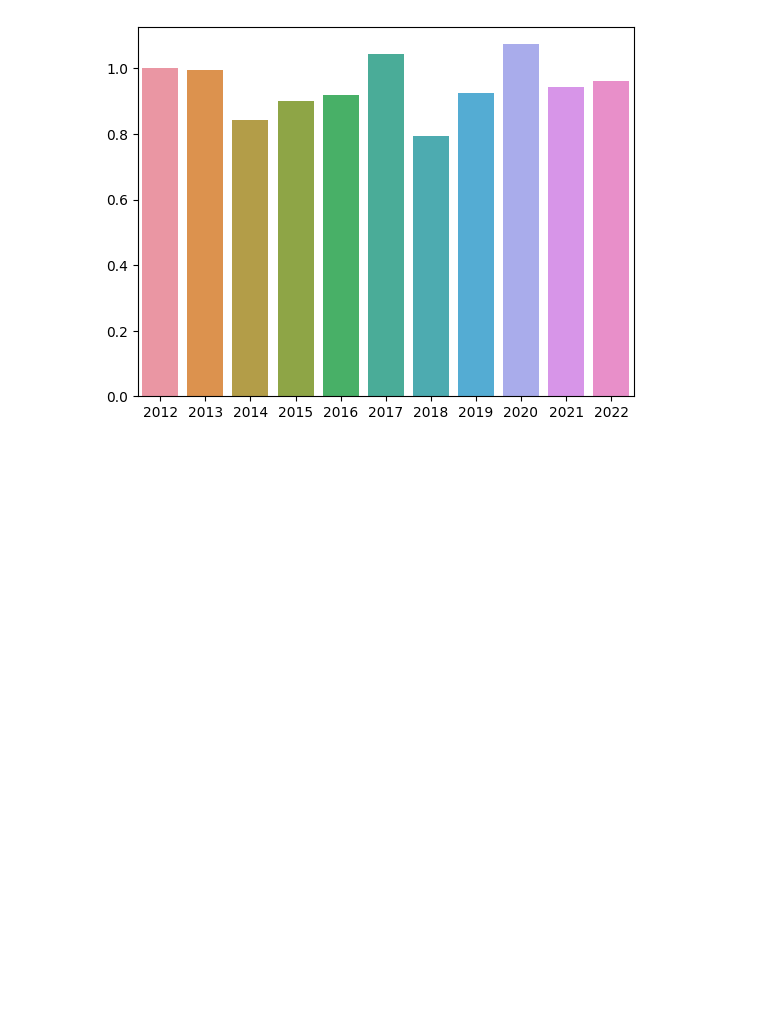
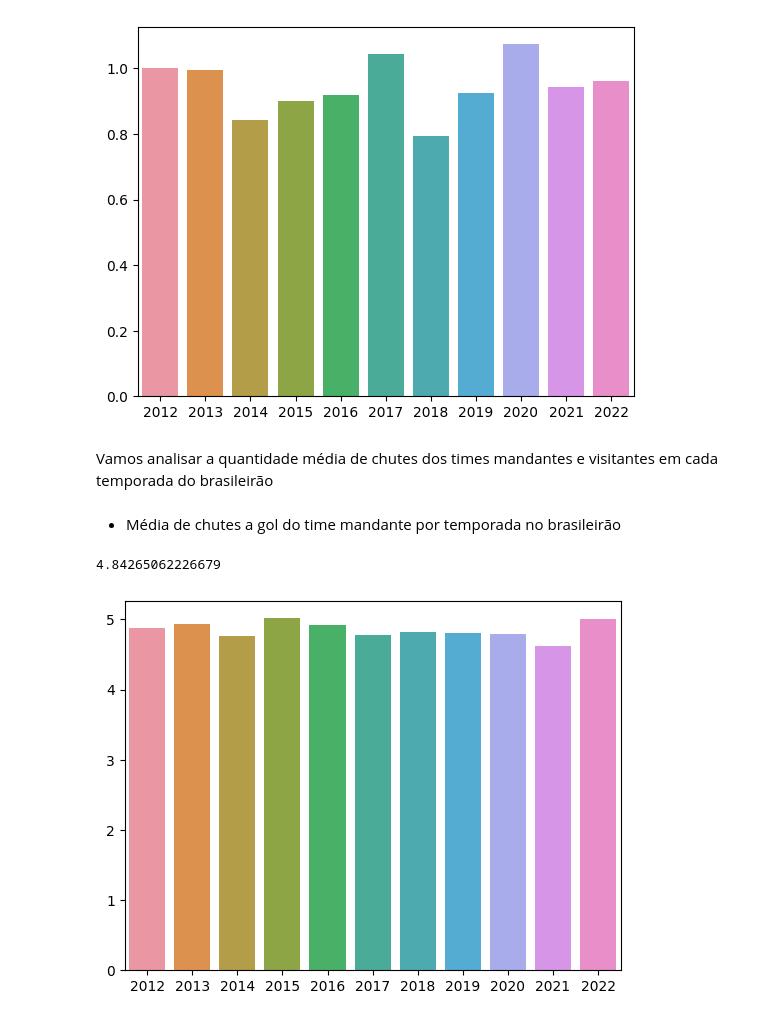
Before and after one commit to matheusalb/Veva365, a Jupyter notebook: Projeto 1.ipynb, the cells around one changed output. Drawn from its saved outputs; the diff is of its cells as text; code cells hidden in the pictures; blank space fills up the shorter version.

Commit message:
wip: add new data visualization

```diff
--- a/Projeto 1.ipynb
+++ b/Projeto 1.ipynb
@@ -585,3 +629,39 @@ df_br['FTAG'].mean()
 # %% [output]
 0.9448483329155176
 [figure]
+# %% [markdown]
+Vamos analisar a quantidade média de chutes dos times mandantes e visitantes em cada temporada do brasileirão
+# %%
+ast_br = []
+hst_br = []
+
+ast_br.append(df_br_2012['AST'].mean())
+hst_br.append(df_br_2012['HST'].mean())
+ast_br.append(df_br_2013['AST'].mean())
+hst_br.append(df_br_2013['HST'].mean())
+ast_br.append(df_br_2014['AST'].mean())
+hst_br.append(df_br_2014['HST'].mean())
+ast_br.append(df_br_2015['AST'].mean())
+hst_br.append(df_br_2015['HST'].mean())
+ast_br.append(df_br_2016['AST'].mean())
+hst_br.append(df_br_2016['HST'].mean())
+ast_br.append(df_br_2017['AST'].mean())
+hst_br.append(df_br_2017['HST'].mean())
+ast_br.append(df_br_2018['AST'].mean())
+hst_br.append(df_br_2018['HST'].mean())
+ast_br.append(df_br_2019['AST'].mean())
+hst_br.append(df_br_2019['HST'].mean())
+ast_br.append(df_br_2020['AST'].mean())
+hst_br.append(df_br_2020['HST'].mean())
+ast_br.append(df_br_2021['AST'].mean())
+hst_br.append(df_br_2021['HST'].mean())
+ast_br.append(df_br_2022['AST'].mean())
+hst_br.append(df_br_2022['HST'].mean())
+# %% [markdown]
+- Média de chutes a gol do time mandante por temporada no brasileirão
+# %%
+sns.barplot(x=year, y=hst_br)
+df_br['HST'].mean()
+# %% [output]
+4.84265062226679
+[figure, added]
```
Also changed, not shown: parts of 35 cells of this notebook.
